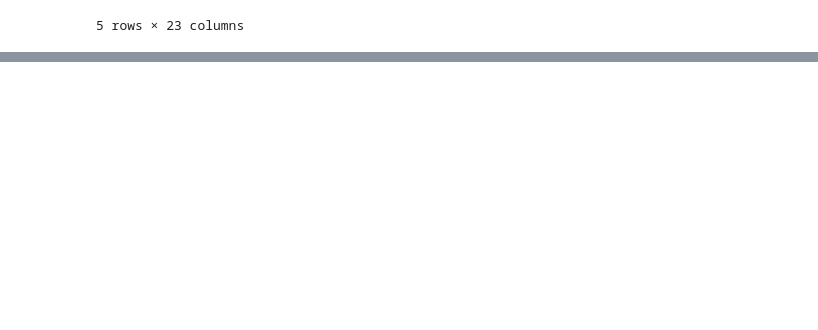
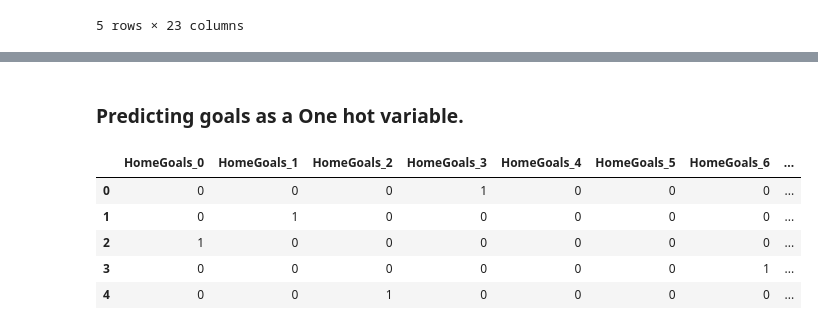
Before and after one commit to runirudh/EPLstats, a Jupyter notebook: epl1.ipynb, the cells around one changed output, grey strips where cells are left out. Cells and saved outputs as stored; diff of their text form; code cells hidden in the pictures; blank space fills up the shorter version.

```diff
--- a/epl1.ipynb
+++ b/epl1.ipynb
@@ -605,0 +656,12 @@ weighted avg       0.48      0.50      0.49       950
+# %% [markdown]
+### Predicting goals as a One hot variable.
+# %%
+y = pd.get_dummies(data = y, drop_first=False)
+y.head()
+# %% [output]
+|  | HomeGoals_0 | HomeGoals_1 | HomeGoals_2 | HomeGoals_3 | HomeGoals_4 | HomeGoals_5 | HomeGoals_6 | ... |
+| 0 | 0 | 0 | 0 | 1 | 0 | 0 | 0 | ... |
+| 1 | 0 | 1 | 0 | 0 | 0 | 0 | 0 | ... |
+| 2 | 1 | 0 | 0 | 0 | 0 | 0 | 0 | ... |
+| 3 | 0 | 0 | 0 | 0 | 0 | 0 | 1 | ... |
+| 4 | 0 | 0 | 1 | 0 | 0 | 0 | 0 | ... |
```
Also changed, not shown: parts of 37 cells of this notebook.
